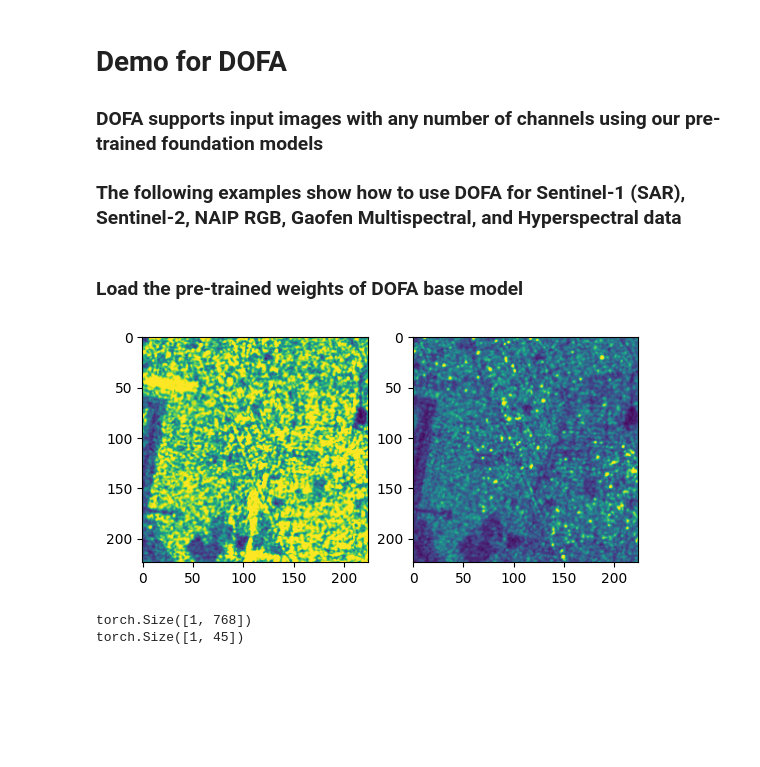
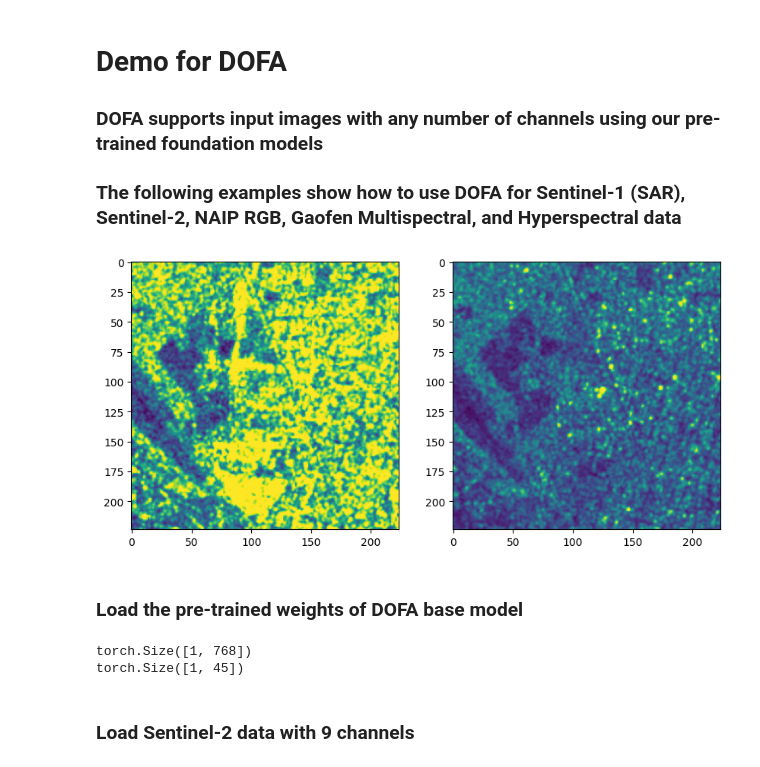
Before and after one commit to xiong-zhitong/DOFA-pytorch, a Jupyter notebook: demo.ipynb, the cells around one changed output. Cells and saved outputs as stored; diff of their text form; code cells hidden in the pictures; blank space fills up the shorter version.

```diff
--- a/demo.ipynb
+++ b/demo.ipynb
@@ -135,3 +135,20 @@ def preprocess_s1(vh_path, vv_path):
+# %%
+import matplotlib.pyplot as plt
+# Load Sentinel-1 images from the given example data
+C = 2  # can be 2,3,4,6,9,12,13,202 or any number if you can provide the wavelengths of them
+
+image1 = './data/s1/vv/1869_3575.png'
+image2 = './data/s1/vh/1869_3575.png'
+s1_img = preprocess_s1(image1,image2)
+
+fig, ax = plt.subplots(nrows=1, ncols=C, figsize=(10, 10))
+
+for i,row in enumerate(ax):
+    row.imshow(s1_img[i])
+
+s1_img = s1_img.view([1,2,224,224]).cuda()
+# %% [output]
+[figure, added]
 # %% [markdown]
 ### Load the pre-trained weights of DOFA base model
 # %%
@@ -142,23 +159,6 @@ vit_model = vit_base_patch16()
 msg = vit_model.load_state_dict(check_point, strict=False)
 # missing_keys=['fc_norm.weight', 'fc_norm.bias', 'head.weight', 'head.bias'], unexpected_keys=['mask_token', 'norm.weight', 'norm.bias', 'projector.weight', 'projector.bias']
 vit_model = vit_model.cuda()
-# %%
-import matplotlib.pyplot as plt
-# Load Sentinel-1 images from the given example data
-C = 2  # can be 2,3,4,6,9,12,13,202 or any number if you can provide the wavelengths of them
-
-image1 = './data/s1/vv/1869_3575.png'
-image2 = './data/s1/vh/1869_3575.png'
-s1_img = preprocess_s1(image1,image2)
-
-fig, ax = plt.subplots(nrows=1, ncols=C)
-
-for i,row in enumerate(ax):
-    row.imshow(s1_img[i])
-
-s1_img = s1_img.view([1,2,224,224]).cuda()
-# %% [output]
-[figure, removed]
 # %%
 wavelengths = [3.75, 3.75]
 out_feat = vit_model.forward_features(s1_img, wave_list=wavelengths)
@@ -168,3 +168,5 @@ print(out_logits.shape)
 # %% [output]
 torch.Size([1, 768])
 torch.Size([1, 45])
+# %% [markdown]
+### Load Sentinel-2 data with 9 channels
```
Also changed, not shown: parts of 13 cells of this notebook.
